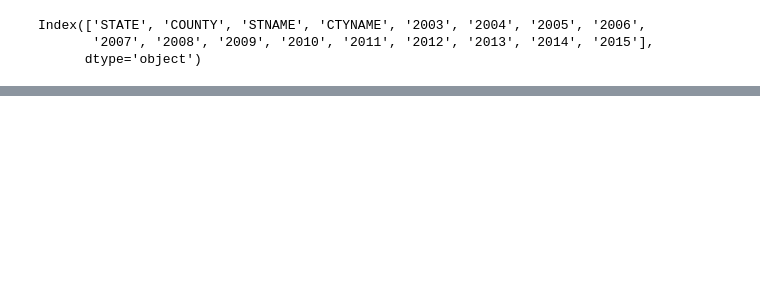
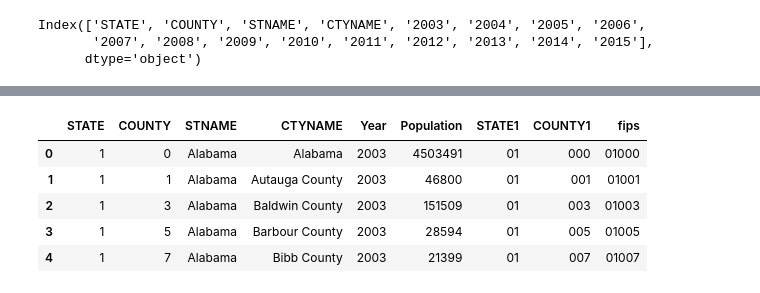
Before and after one commit to ShiningYang0207/opioid-control-policy, a Jupyter notebook: 20_modeling/clean_pop.ipynb, the cells around one changed output, grey strips where cells are left out. Drawn from its saved outputs; the diff is of its cells as text; code cells hidden in the pictures; blank space fills up the shorter version.

```diff
--- a/20_modeling/clean_pop.ipynb
+++ b/20_modeling/clean_pop.ipynb
@@ -111,3 +111,21 @@ melted_pop.sample(14)
+# %%
+## Adding FIPS Code to Population
+melted_pop['STATE'] = melted_pop['STATE'].astype(str)
+melted_pop['STATE1'] = melted_pop['STATE'].apply(lambda x: x.zfill(2))
+
+melted_pop['COUNTY'] = melted_pop['COUNTY'].astype(str)
+melted_pop['COUNTY1'] = melted_pop['COUNTY'].apply(lambda x: x.zfill(3))
+
+melted_pop['fips'] = melted_pop['STATE1'] + melted_pop['COUNTY1']
+
+melted_pop.head()
+# %% [output]
+|  | STATE | COUNTY | STNAME | CTYNAME | Year | Population | STATE1 | COUNTY1 | fips |
+| 0 | 1 | 0 | Alabama | Alabama | 2003 | 4503491 | 01 | 000 | 01000 |
+| 1 | 1 | 1 | Alabama | Autauga County | 2003 | 46800 | 01 | 001 | 01001 |
+| 2 | 1 | 3 | Alabama | Baldwin County | 2003 | 151509 | 01 | 003 | 01003 |
+| 3 | 1 | 5 | Alabama | Barbour County | 2003 | 28594 | 01 | 005 | 01005 |
+| 4 | 1 | 7 | Alabama | Bibb County | 2003 | 21399 | 01 | 007 | 01007 |
 # %%
 ## Save to parquet the cleaned file
 
```
Also changed, not shown: parts of 2 cells of this notebook.
